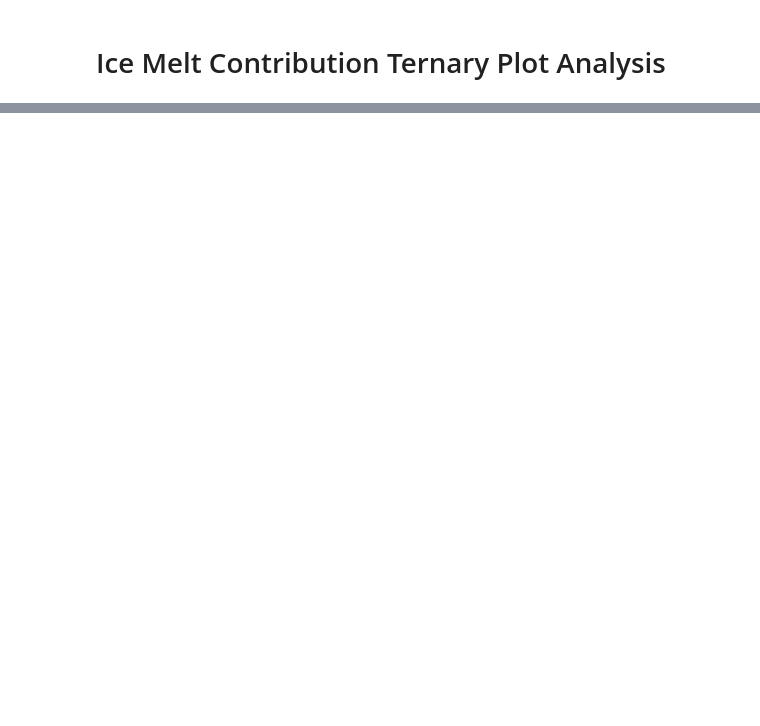
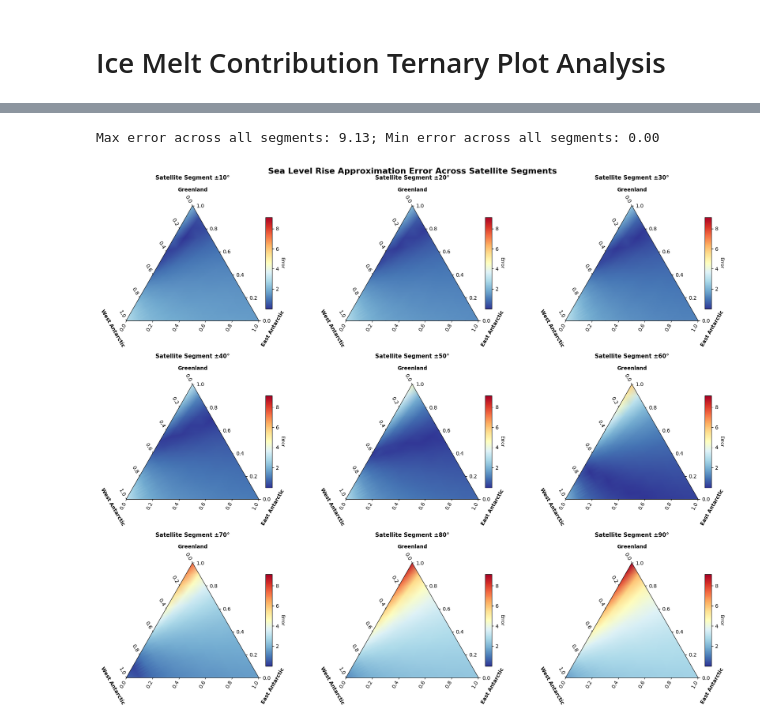
Before and after one commit to 0thomasholland/Part_III_Project, a Jupyter notebook: work/traditional_methods/ternary.ipynb, the cells around one changed output, grey strips where cells are left out. Cells and saved outputs as stored; diff of their text form; code cells hidden in the pictures; blank space fills up the shorter version.

```diff
--- a/work/traditional_methods/ternary.ipynb
+++ b/work/traditional_methods/ternary.ipynb
@@ -233,0 +363,20 @@ tax.show()
+# %%
+# make subplots for segments 10, 20, 30, 40, 50, 60, 70, 80, 90
+
+fig, print_statement = plot_ternary_heatmap_subplots(
+    error_output,
+    segment_list=[10, 20, 30, 40, 50, 60, 70, 80, 90],
+    sources=[
+        "greenland_contribution",
+        "west_antarctic_contribution",
+        "east_antarctic_contribution",
+    ],
+    labels=["Greenland", "West Antarctic", "East Antarctic"],
+    ncols=3,
+)
+
+print(print_statement)
+plt.show()
+# %% [output]
+Max error across all segments: 9.13; Min error across all segments: 0.00
+[figure, added]
```
Also changed, not shown: parts of 12 cells of this notebook, 9 other files.
